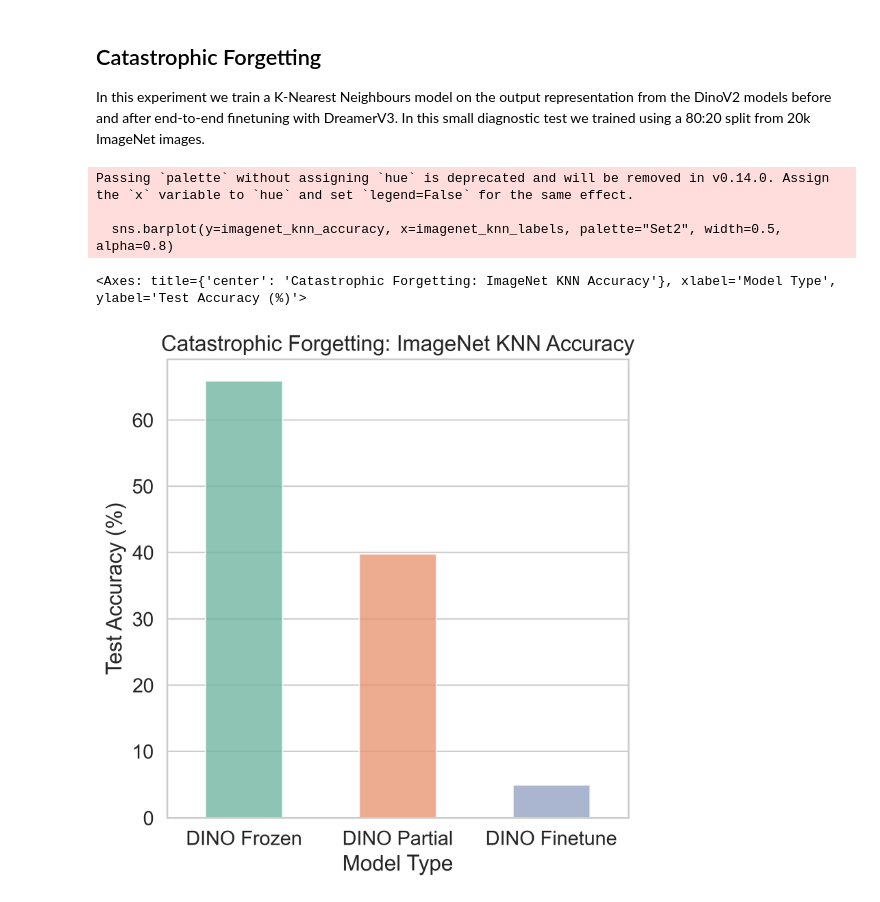
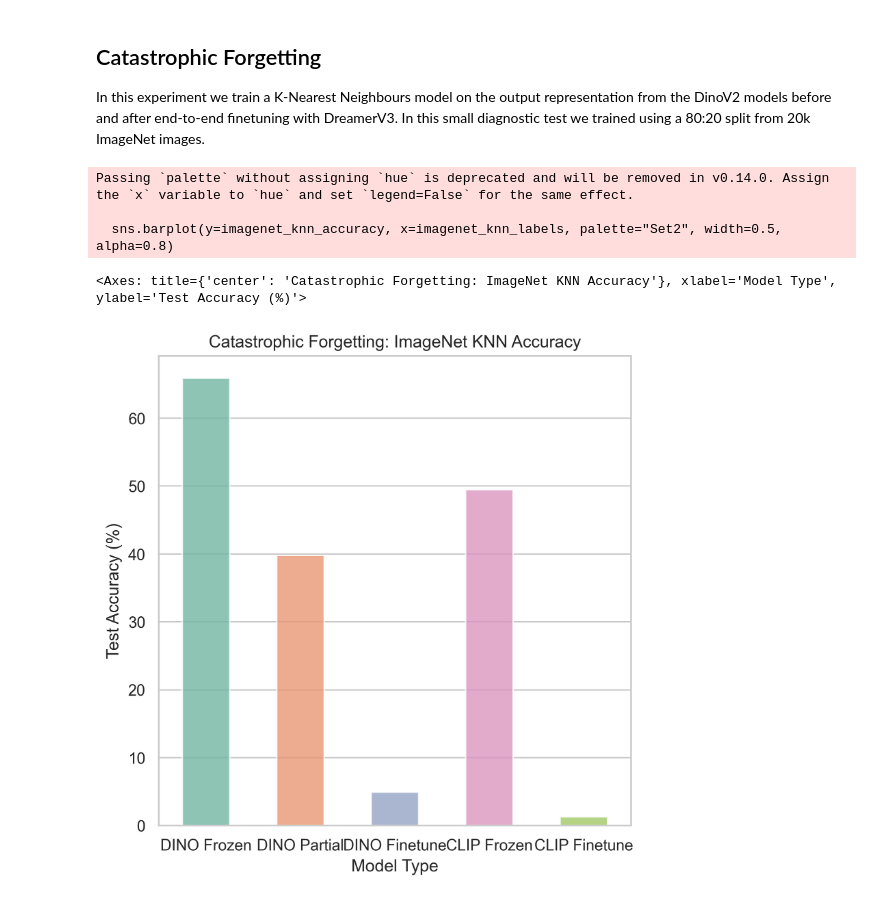
Before and after one commit to JottScones/PVMs-with-DreamerV3, a Jupyter notebook: plot_eval_results.ipynb, the cells around one changed output. Cells and saved outputs as stored; diff of their text form; code cells hidden in the pictures.

```diff
--- a/plot_eval_results.ipynb
+++ b/plot_eval_results.ipynb
@@ -328,16 +328,16 @@ Warning: logdir/CARLA/CLIP/CLIPFT_carla_eval_ID_1 has only 42 episodes, less tha
 ## Catastrophic Forgetting
 In this experiment we train a K-Nearest Neighbours model on the output representation from the DinoV2 models before and after end-to-end finetuning with DreamerV3. In this small diagnostic test we trained using a 80:20 split from 20k ImageNet images.
 # %%
-imagenet_knn_accuracy = [65.88, 39.77, 4.92]
-imagenet_knn_labels = ["DINO Frozen", "DINO Partial", "DINO Finetune"]
+imagenet_knn_accuracy = [65.88, 39.77, 4.92, 49.45, 1.27]
+imagenet_knn_labels = ["DINO Frozen", "DINO Partial", "DINO Finetune", "CLIP Frozen", "CLIP Finetune"]
 plt.figure(figsize=(6, 6))
 plt.xlabel("Model Type")
 plt.ylabel("Test Accuracy (%)")
 plt.title(f"Catastrophic Forgetting: ImageNet KNN Accuracy")
 sns.barplot(y=imagenet_knn_accuracy, x=imagenet_knn_labels, palette="Set2", width=0.5, alpha=0.8)
 # %% [output]
 Passing `palette` without assigning `hue` is deprecated and will be removed in v0.14.0. Assign the `x` variable to `hue` and set `legend=False` for the same effect.
 
   sns.barplot(y=imagenet_knn_accuracy, x=imagenet_knn_labels, palette="Set2", width=0.5, alpha=0.8)
 <Axes: title={'center': 'Catastrophic Forgetting: ImageNet KNN Accuracy'}, xlabel='Model Type', ylabel='Test Accuracy (%)'>
-[figure, old version]
+[figure, new version]
```
